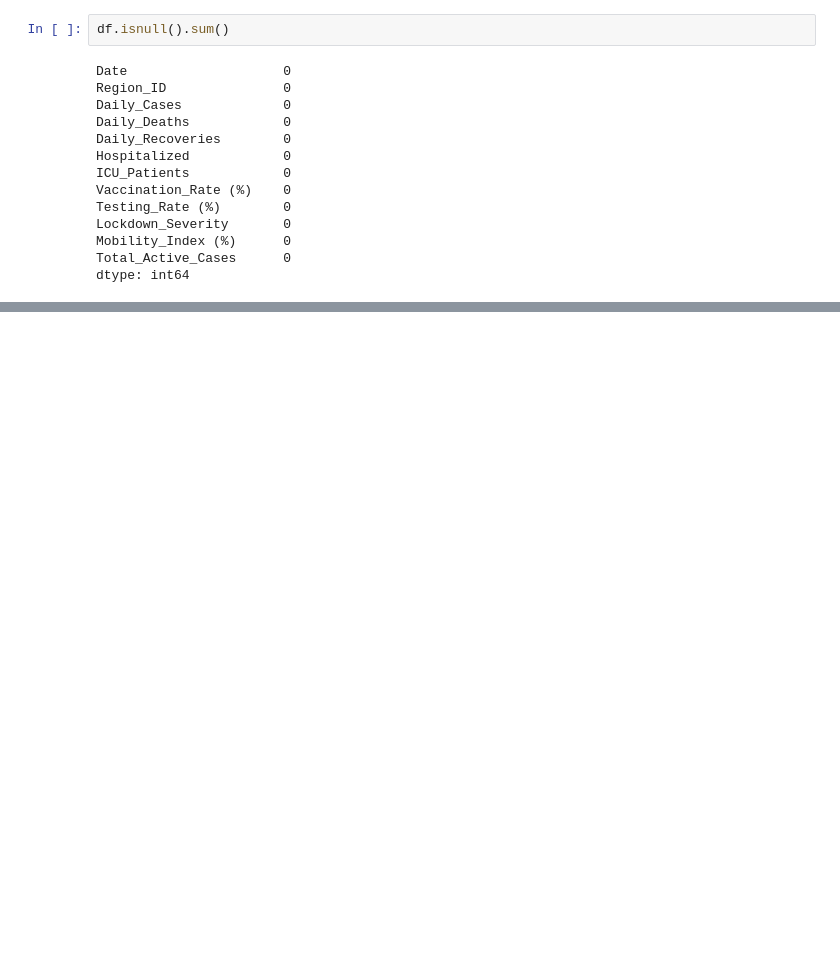
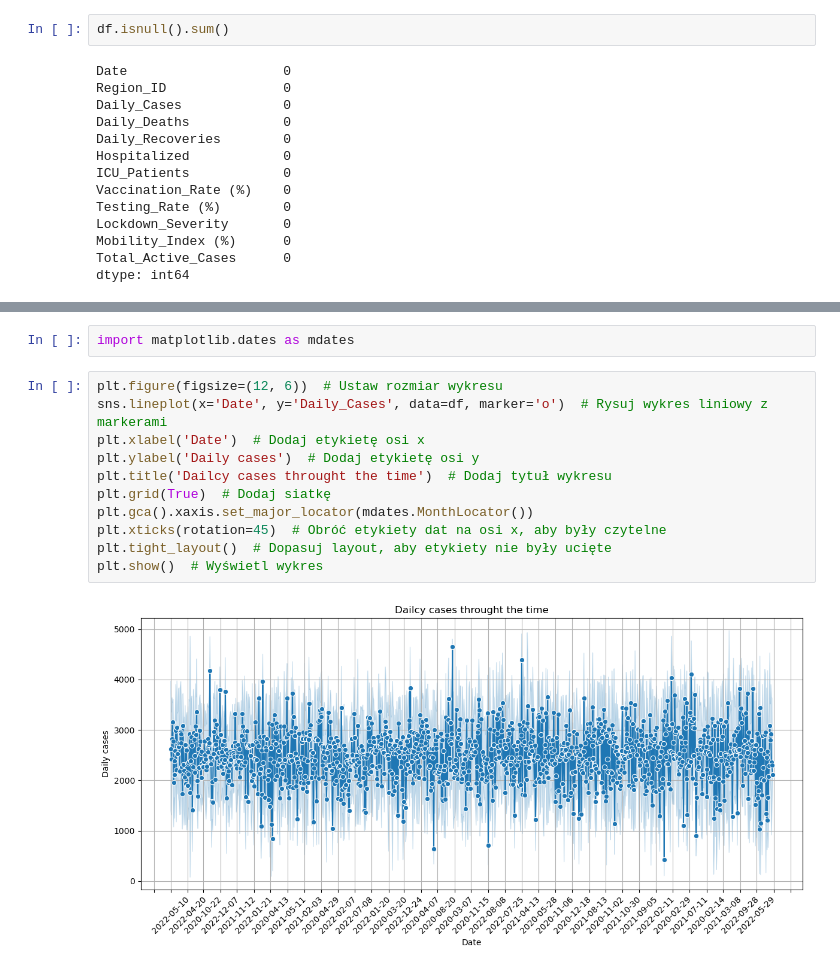
Before and after one commit to Marciniec-Marcin/Covid_prediction, a Jupyter notebook: Covid_Data_Analysis.ipynb, the cells around one changed output, grey strips where cells are left out. Drawn from its saved outputs; the diff is of its cells as text; blank space fills up the shorter version.

```diff
--- a/Covid_Data_Analysis.ipynb
+++ b/Covid_Data_Analysis.ipynb
@@ -53,0 +138,15 @@ dtype: int64
+# %%
+import matplotlib.dates as mdates
+# %%
+plt.figure(figsize=(12, 6))  # Ustaw rozmiar wykresu
+sns.lineplot(x='Date', y='Daily_Cases', data=df, marker='o')  # Rysuj wykres liniowy z markerami
+plt.xlabel('Date')  # Dodaj etykietę osi x
+plt.ylabel('Daily cases')  # Dodaj etykietę osi y
+plt.title('Dailcy cases throught the time')  # Dodaj tytuł wykresu
+plt.grid(True)  # Dodaj siatkę
+plt.gca().xaxis.set_major_locator(mdates.MonthLocator())
+plt.xticks(rotation=45)  # Obróć etykiety dat na osi x, aby były czytelne
+plt.tight_layout()  # Dopasuj layout, aby etykiety nie były ucięte
+plt.show()  # Wyświetl wykres
+# %% [output]
+[figure, added]
```
Also changed, not shown: parts of 11 cells of this notebook.
